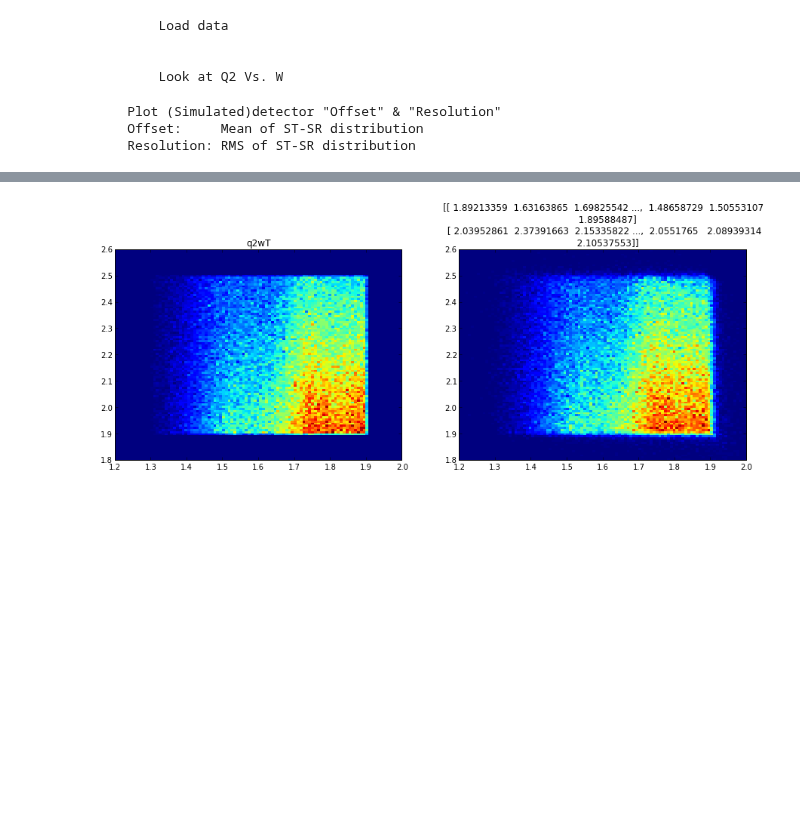
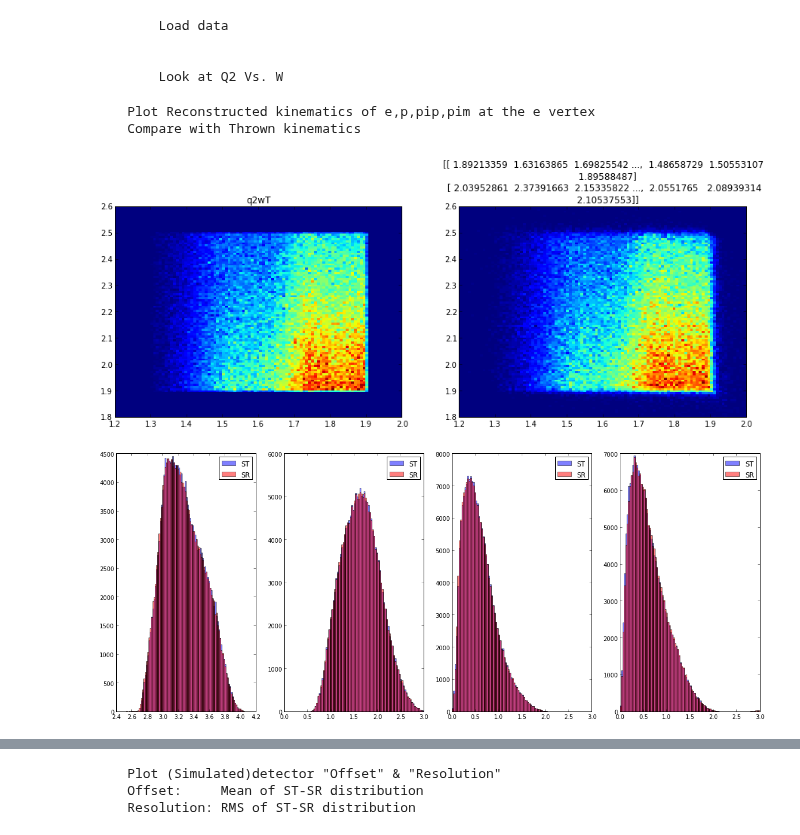
Before and after one commit to arjun-trivedi/ana2pi, a Jupyter notebook: scripts/python/nb-study_E1F_Simulation-beR-5497.ipynb, the cells around one changed output, grey strips where cells are left out. Saved outputs shown, nothing was run; the diff lists cells and outputs as text; code cells hidden in the pictures; blank space fills up the shorter version.

```diff
--- a/scripts/python/nb-study_E1F_Simulation-beR-5497.ipynb
+++ b/scripts/python/nb-study_E1F_Simulation-beR-5497.ipynb
@@ -1,17 +1,18 @@
 # %%
 import study_simdet_tools as sdt
 sdt.load_data(5497)
 sdt.plot_q2w()
-#sdt.plot_kinematics()
+sdt.plot_kinematics()
 means,sgmas=sdt.get_detector_resolution_and_offset()
 # %% [output]
         Load data
 
 
         Look at Q2 Vs. W
-    Plot (Simulated)detector "Offset" & "Resolution"
-    Offset:     Mean of ST-SR distribution
-    Resolution: RMS of ST-SR distribution
+    Plot Reconstructed kinematics of e,p,pip,pim at the e vertex
+    Compare with Thrown kinematics
+[figure]
+[figure, added]
 INFO:rootpy.logger] | No default log handler configured. See `logging` module |
 INFO:rootpy.logger] \    To suppress: 'rootpy.log.basic_config_colorized()'   /
 INFO:ROOT.TCanvas.Print] png file /e1f.sim2pi.datadir/setup_sim_CentOS6/gpppars/try1/q2w2_gpptest_14_011914/recon/be5497/Delta_p_e.png has been created
@@ -29,7 +30,9 @@ WARNING:ROOT.Fit] Fit data is empty
 INFO:ROOT.TCanvas.Print] png file /e1f.sim2pi.datadir/setup_sim_CentOS6/gpppars/try1/q2w2_gpptest_14_011914/recon/be5497/Delta_mmppim.png has been created
 WARNING:ROOT.Fit] Fit data is empty
 INFO:ROOT.TCanvas.Print] png file /e1f.sim2pi.datadir/setup_sim_CentOS6/gpppars/try1/q2w2_gpptest_14_011914/recon/be5497/Delta_mmpippim.png has been created
-[figure]
+    Plot (Simulated)detector "Offset" & "Resolution"
+    Offset:     Mean of ST-SR distribution
+    Resolution: RMS of ST-SR distribution
 # %%
 reload(sdt)
 sdt.plot_detector_resolution_and_offset(means,sgmas)
```
Also changed, not shown: parts of 1 cell of this notebook, 4 other files.
